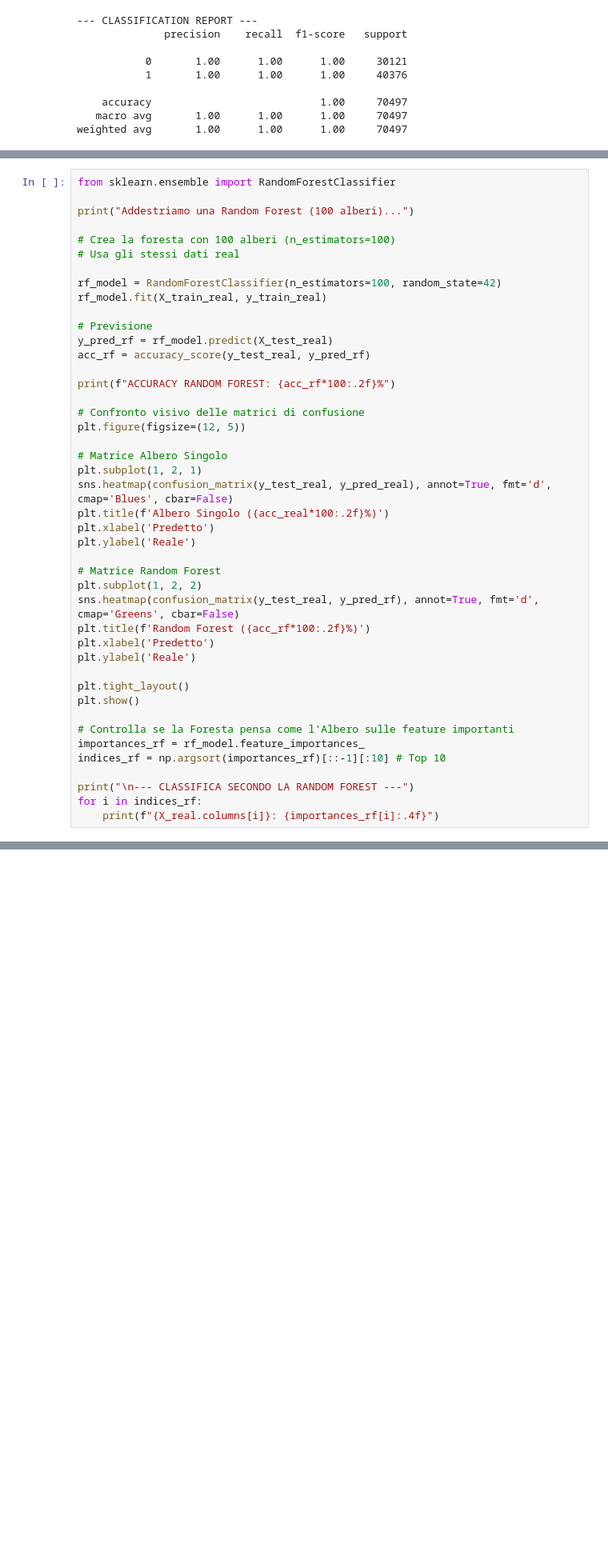
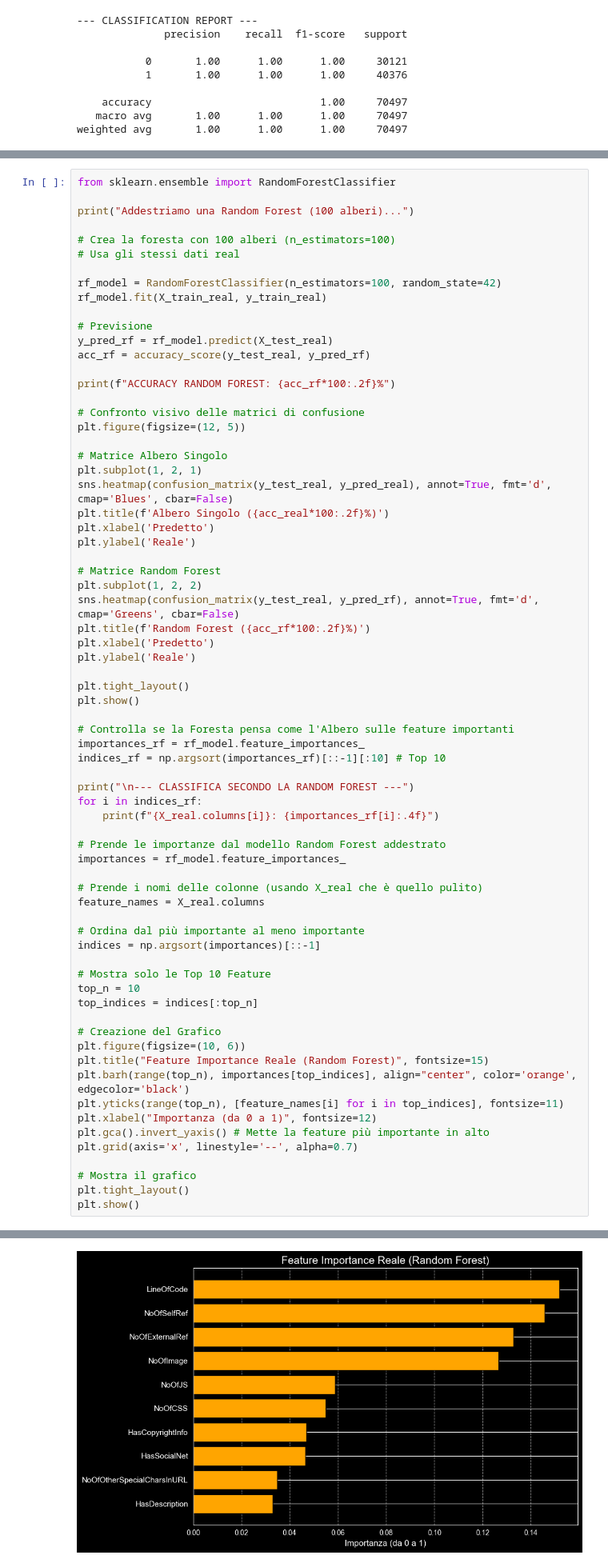
Before and after one commit to AnDrEw0394/Phishing-URL-Detection, a Jupyter notebook: notebooks/Analisi_Esplorativa.ipynb, the cells around one changed output, grey strips where cells are left out. Shown at 80% size. Saved outputs shown, nothing was run; the diff lists cells and outputs as text; blank space fills up the shorter version.

Commit message:
Aggiunta grafico feature Importance Random Forest

```diff
--- a/notebooks/Analisi_Esplorativa.ipynb
+++ b/notebooks/Analisi_Esplorativa.ipynb
@@ -310,33 +310,60 @@ plt.subplot(1, 2, 2)
 sns.heatmap(confusion_matrix(y_test_real, y_pred_rf), annot=True, fmt='d', cmap='Greens', cbar=False)
 plt.title(f'Random Forest ({acc_rf*100:.2f}%)')
 plt.xlabel('Predetto')
 plt.ylabel('Reale')
 
 plt.tight_layout()
 plt.show()
 
 # Controlla se la Foresta pensa come l'Albero sulle feature importanti
 importances_rf = rf_model.feature_importances_
 indices_rf = np.argsort(importances_rf)[::-1][:10] # Top 10
 
 print("\n--- CLASSIFICA SECONDO LA RANDOM FOREST ---")
 for i in indices_rf:
     print(f"{X_real.columns[i]}: {importances_rf[i]:.4f}")
+
+# Prende le importanze dal modello Random Forest addestrato
+importances = rf_model.feature_importances_
+
+# Prende i nomi delle colonne (usando X_real che è quello pulito)
+feature_names = X_real.columns
+
+# Ordina dal più importante al meno importante
+indices = np.argsort(importances)[::-1]
+
+# Mostra solo le Top 10 Feature
+top_n = 10
+top_indices = indices[:top_n]
+
+# Creazione del Grafico
+plt.figure(figsize=(10, 6))
+plt.title("Feature Importance Reale (Random Forest)", fontsize=15)
+plt.barh(range(top_n), importances[top_indices], align="center", color='orange', edgecolor='black')
+plt.yticks(range(top_n), [feature_names[i] for i in top_indices], fontsize=11)
+plt.xlabel("Importanza (da 0 a 1)", fontsize=12)
+plt.gca().invert_yaxis() # Mette la feature più importante in alto
+plt.grid(axis='x', linestyle='--', alpha=0.7)
+
+# Mostra il grafico
+plt.tight_layout()
+plt.show()
 # %% [output]
 Addestriamo una Random Forest (100 alberi)...
 ACCURACY RANDOM FOREST: 99.99%
 [figure]
 --- CLASSIFICA SECONDO LA RANDOM FOREST ---
 LineOfCode: 0.1519
 NoOfSelfRef: 0.1457
 NoOfExternalRef: 0.1328
 NoOfImage: 0.1266
 NoOfJS: 0.0587
 NoOfCSS: 0.0549
 HasCopyrightInfo: 0.0469
 HasSocialNet: 0.0464
 NoOfOtherSpecialCharsInURL: 0.0348
 HasDescription: 0.0328
+[figure, added]
 # %%
 import joblib as jlb
 import os
```
Also changed, not shown: parts of 1 cell of this notebook.
